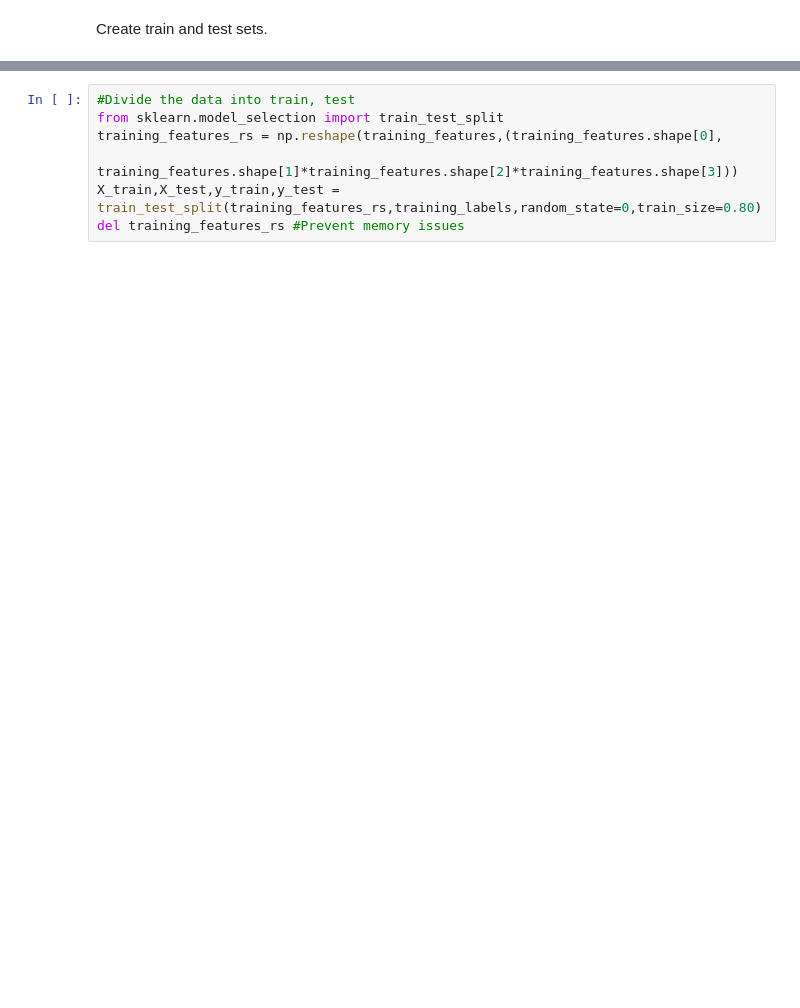
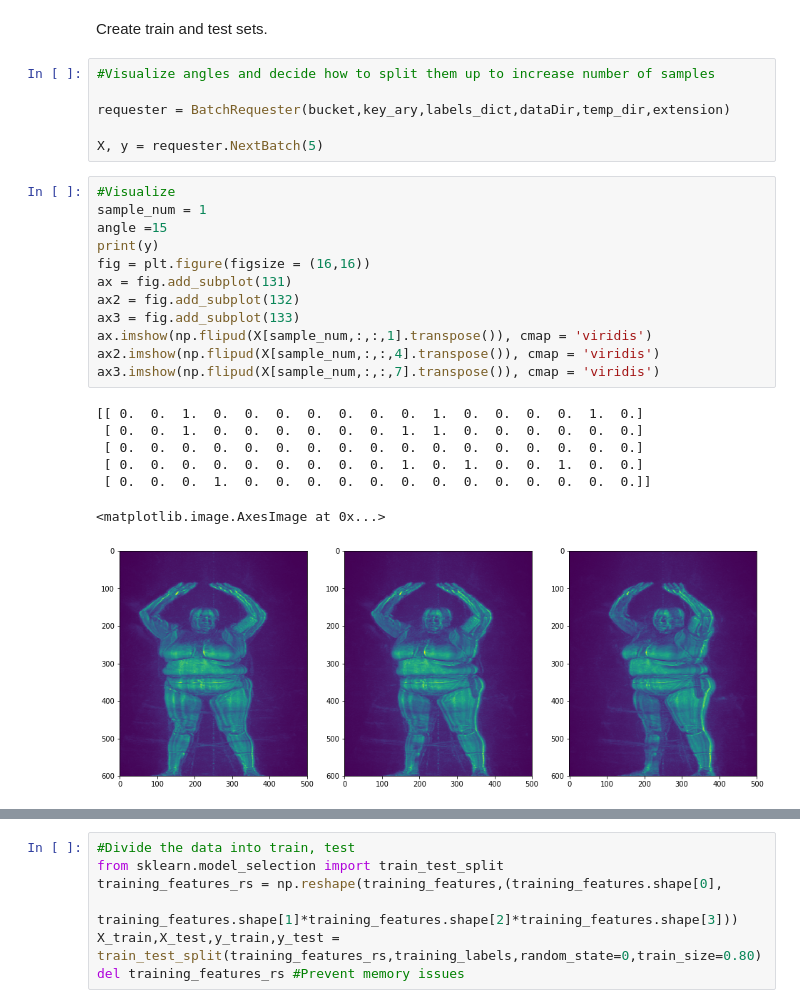
Before and after one commit to brayan07/machine-learning, a Jupyter notebook: projects/capstone/DHSThreatRecognition/Pre-Processing and Modeling.ipynb, the cells around one changed output, grey strips where cells are left out. Cells and saved outputs as stored; diff of their text form; blank space fills up the shorter version.

```diff
--- a/projects/capstone/DHSThreatRecognition/Pre-Processing and Modeling.ipynb
+++ b/projects/capstone/DHSThreatRecognition/Pre-Processing and Modeling.ipynb
@@ -108,2 +435,28 @@ Now that we have established a preprocessing scheme for the data, we can apply t
 # %% [markdown]
 Create train and test sets.
+# %%
+#Visualize angles and decide how to split them up to increase number of samples
+
+requester = BatchRequester(bucket,key_ary,labels_dict,dataDir,temp_dir,extension)
+
+X, y = requester.NextBatch(5)
+# %%
+#Visualize
+sample_num = 1
+angle =15
+print(y)
+fig = plt.figure(figsize = (16,16))
+ax = fig.add_subplot(131)
+ax2 = fig.add_subplot(132)
+ax3 = fig.add_subplot(133)
+ax.imshow(np.flipud(X[sample_num,:,:,1].transpose()), cmap = 'viridis')
+ax2.imshow(np.flipud(X[sample_num,:,:,4].transpose()), cmap = 'viridis')
+ax3.imshow(np.flipud(X[sample_num,:,:,7].transpose()), cmap = 'viridis')
+# %% [output]
+[[ 0.  0.  1.  0.  0.  0.  0.  0.  0.  0.  1.  0.  0.  0.  0.  1.  0.]
+ [ 0.  0.  1.  0.  0.  0.  0.  0.  0.  1.  1.  0.  0.  0.  0.  0.  0.]
+ [ 0.  0.  0.  0.  0.  0.  0.  0.  0.  0.  0.  0.  0.  0.  0.  0.  0.]
+ [ 0.  0.  0.  0.  0.  0.  0.  0.  0.  1.  0.  1.  0.  0.  1.  0.  0.]
+ [ 0.  0.  0.  1.  0.  0.  0.  0.  0.  0.  0.  0.  0.  0.  0.  0.  0.]]
+<matplotlib.image.AxesImage at 0x...>
+[figure, added]
```
Also changed, not shown: parts of 19 cells of this notebook, 1 other file.
